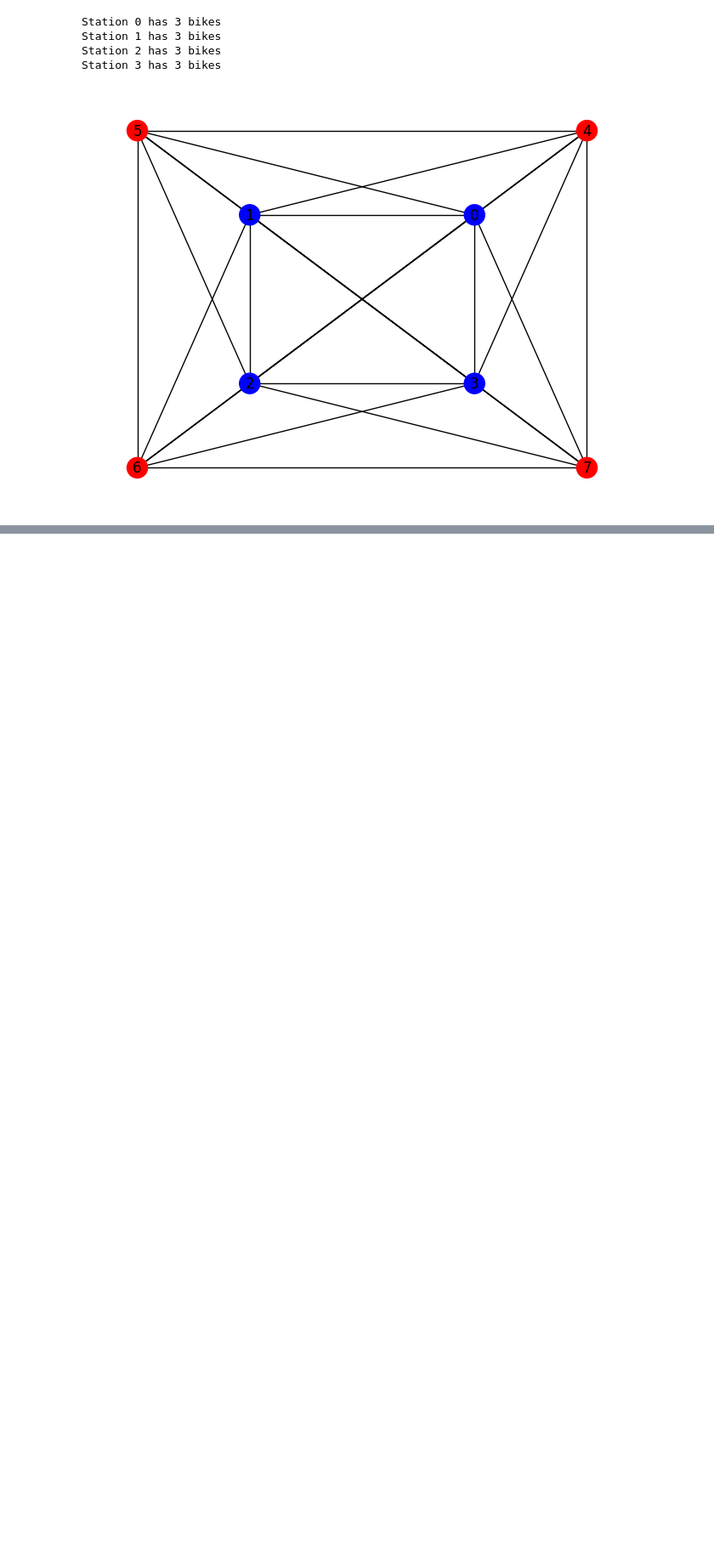
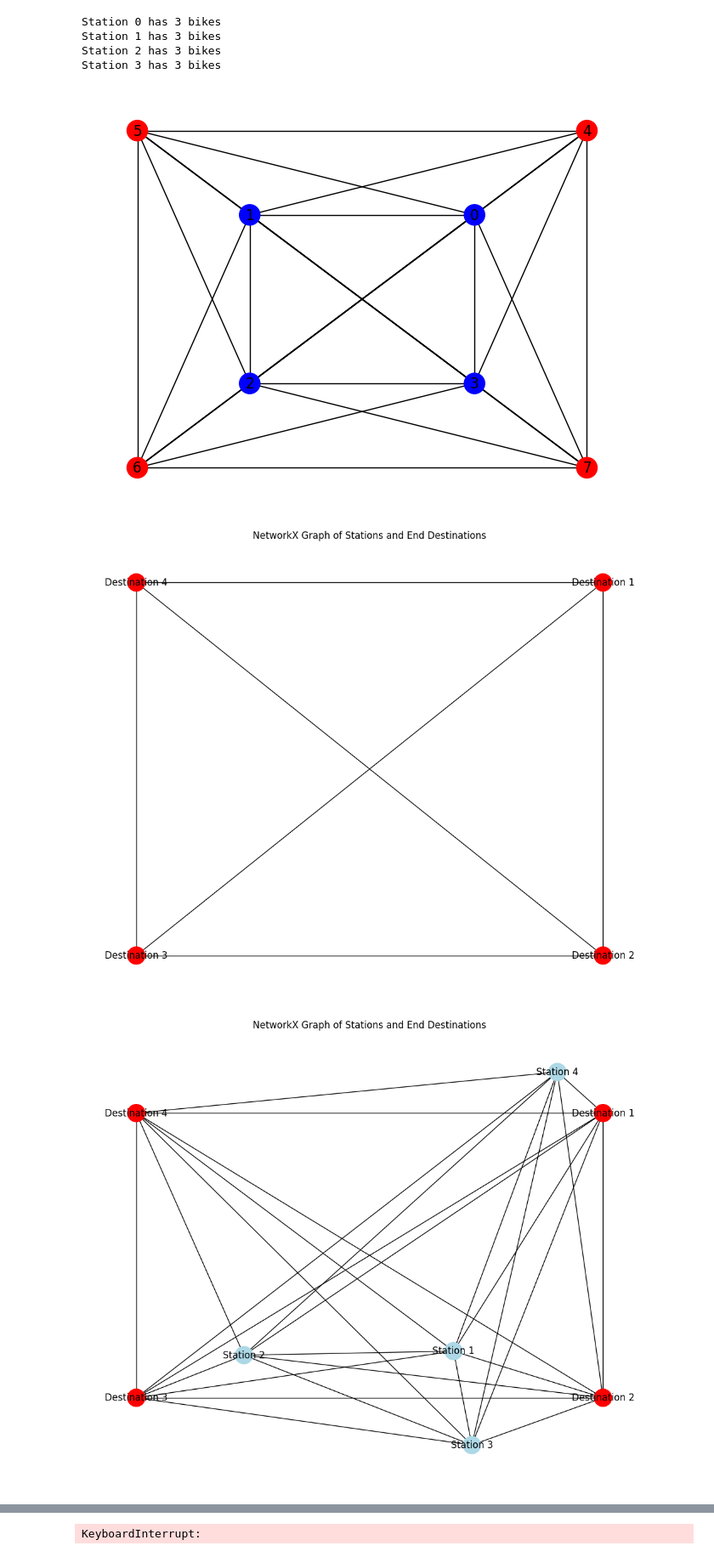
Before and after one commit to devddesai/metrobike, a Jupyter notebook: metrobike.ipynb, the cells around one changed output, grey strips where cells are left out. Shown at 85% size. Cells and saved outputs as stored; diff of their text form; code cells hidden in the pictures; blank space fills up the shorter version.

```diff
--- a/metrobike.ipynb
+++ b/metrobike.ipynb
@@ -132,13 +135,13 @@ class Commuter(Agent):
         return self.park_failures
 
 class MyModel(Model):
-    def __init__(self, n_agents, seed=None):
+    def __init__(self, n_agents, seed=None, G=ne.basic_graph()[0]):
         # Initialize the model, set up random seeds for mesa and numpy
         super().__init__(seed=seed)
         self.rng = np.random.default_rng(seed)
 
         # graph initialization and time multiplier for walking
-        g = ne.basic_graph()[0]
+        g = G
         self.walking_multiplier = 10
         self.grid = NetworkGrid(g)
 
@@ -309,3 +299,28 @@ Station 1 has 3 bikes
 Station 2 has 3 bikes
 Station 3 has 3 bikes
 [figure]
+# %%
+destinations = [i for i in G.nodes if G.nodes[i]['type'] == 'destination']
+
+destinationcoords = [(pos[i][0], pos[i][1]) for i in destinations]
+G,s,d = gf.create_graph_from_coordinates([], destinationcoords)
+citymap = [(-10,-10), (10,10)] + destinationcoords
+
+def fitness(coordinatelist):
+    destinations = coordinatelist["destination"]
+    stations = coordinatelist["station"]
+    G, s, d, = gf.create_graph_from_coordinates(stations, destinations)
+    model = MyModel(100, seed=1, G=G)
+    for i in range(1000):
+        model.step()
+    return model.time_saved_ratio()[2]
+
+optimizer = ps.PSO(citymap, fitness, 0.5,0.5,0.5)
+bestpos, bestfit = optimizer.optimize(5, 4, 100)
+print(bestfit)
+stations = [(bestpos[i], bestpos[i+1]) for i in range(0, len(bestpos), 2)]
+
+G, s, d, = gf.create_graph_from_coordinates(stations, destinationcoords)
+# %% [output]
+[figure, added]
+[figure, added]
@@ -311,0 +336 @@ Station 3 has 3 bikes
+KeyboardInterrupt:
```
Also changed, not shown: parts of 4 cells of this notebook.
